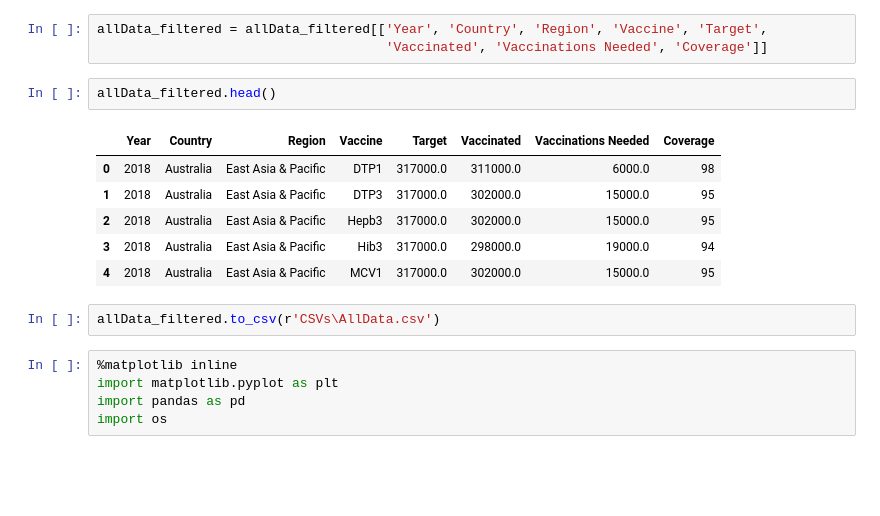
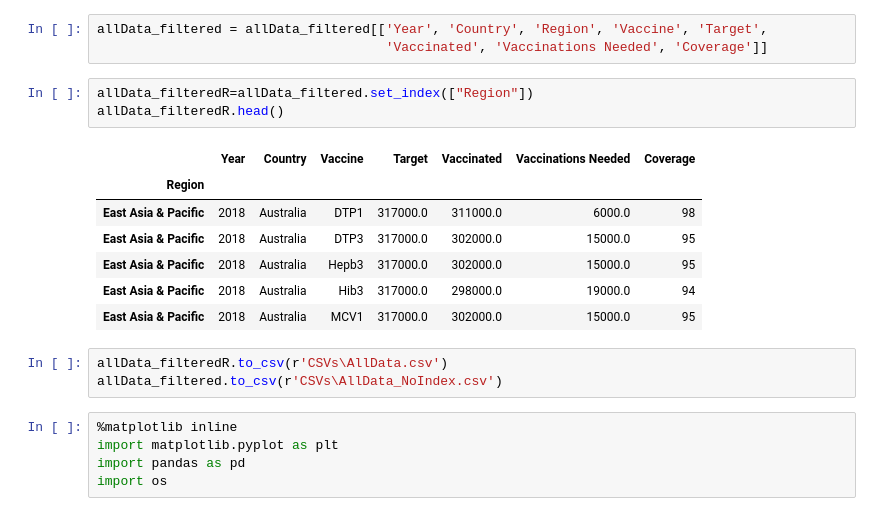
Before and after one commit to JMartinRutgers/JM_UNICEF-Vaccination-Production-Prediction, a Jupyter notebook: Data_Cleaning.ipynb, the cells around one changed output. Saved outputs shown, nothing was run; the diff lists cells and outputs as text; blank space fills up the shorter version.

```diff
--- a/Data_Cleaning.ipynb
+++ b/Data_Cleaning.ipynb
@@ -477,17 +477,20 @@ allData_filtered.head()
 # %%
 allData_filtered = allData_filtered[['Year', 'Country', 'Region', 'Vaccine', 'Target',
                                      'Vaccinated', 'Vaccinations Needed', 'Coverage']]
-# %%
-allData_filtered.head()
-# %% [output]
-|  | Year | Country | Region | Vaccine | Target | Vaccinated | Vaccinations Needed | Coverage |
-| 0 | 2018 | Australia | East Asia & Pacific | DTP1 | 317000.0 | 311000.0 | 6000.0 | 98 |
-| 1 | 2018 | Australia | East Asia & Pacific | DTP3 | 317000.0 | 302000.0 | 15000.0 | 95 |
-| 2 | 2018 | Australia | East Asia & Pacific | Hepb3 | 317000.0 | 302000.0 | 15000.0 | 95 |
-| 3 | 2018 | Australia | East Asia & Pacific | Hib3 | 317000.0 | 298000.0 | 19000.0 | 94 |
-| 4 | 2018 | Australia | East Asia & Pacific | MCV1 | 317000.0 | 302000.0 | 15000.0 | 95 |
+# %%
+allData_filteredR=allData_filtered.set_index(["Region"])
+allData_filteredR.head()
+# %% [output]
+|  | Year | Country | Vaccine | Target | Vaccinated | Vaccinations Needed | Coverage |
+| Region |  |  |  |  |  |  |  |
+| East Asia & Pacific | 2018 | Australia | DTP1 | 317000.0 | 311000.0 | 6000.0 | 98 |
+| East Asia & Pacific | 2018 | Australia | DTP3 | 317000.0 | 302000.0 | 15000.0 | 95 |
+| East Asia & Pacific | 2018 | Australia | Hepb3 | 317000.0 | 302000.0 | 15000.0 | 95 |
+| East Asia & Pacific | 2018 | Australia | Hib3 | 317000.0 | 298000.0 | 19000.0 | 94 |
+| East Asia & Pacific | 2018 | Australia | MCV1 | 317000.0 | 302000.0 | 15000.0 | 95 |
 # %%
-allData_filtered.to_csv(r'CSVs\AllData.csv')
+allData_filteredR.to_csv(r'CSVs\AllData.csv')
+allData_filtered.to_csv(r'CSVs\AllData_NoIndex.csv')
 # %%
 %matplotlib inline
 import matplotlib.pyplot as plt
```
Also changed, not shown: 28 other files.
